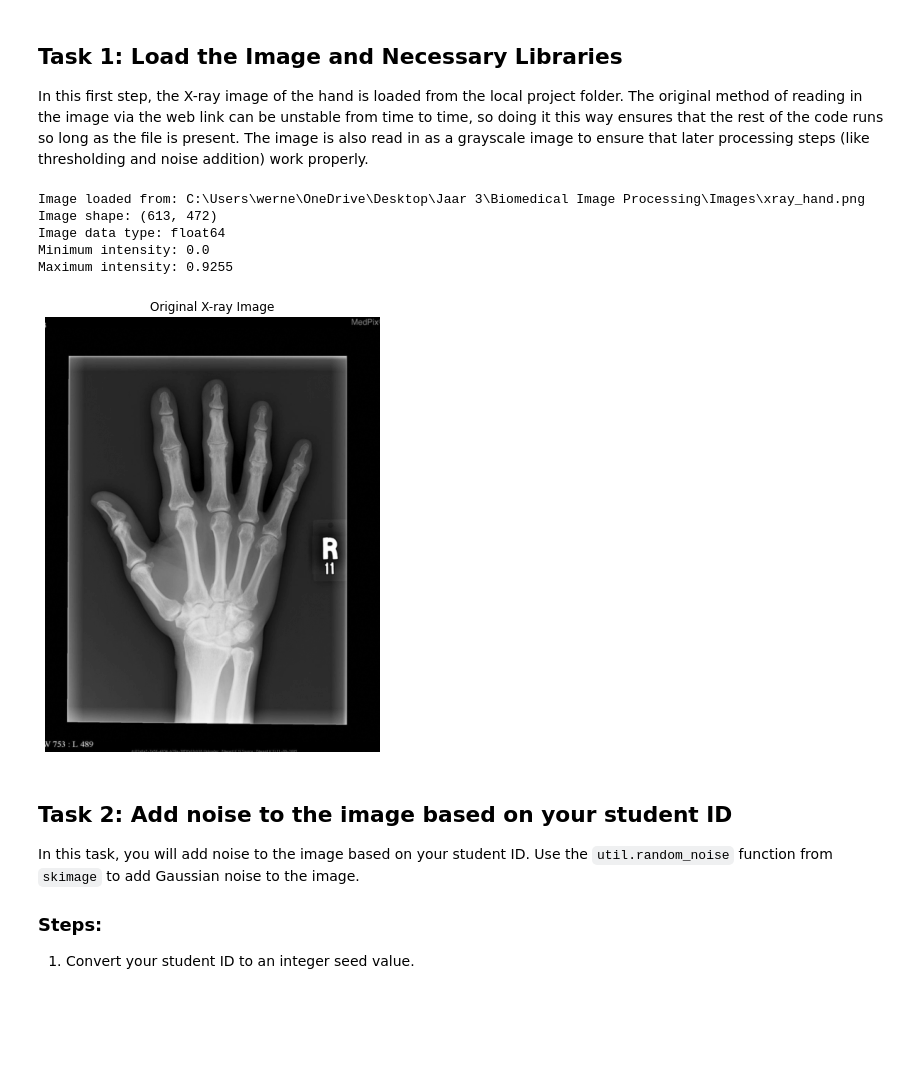
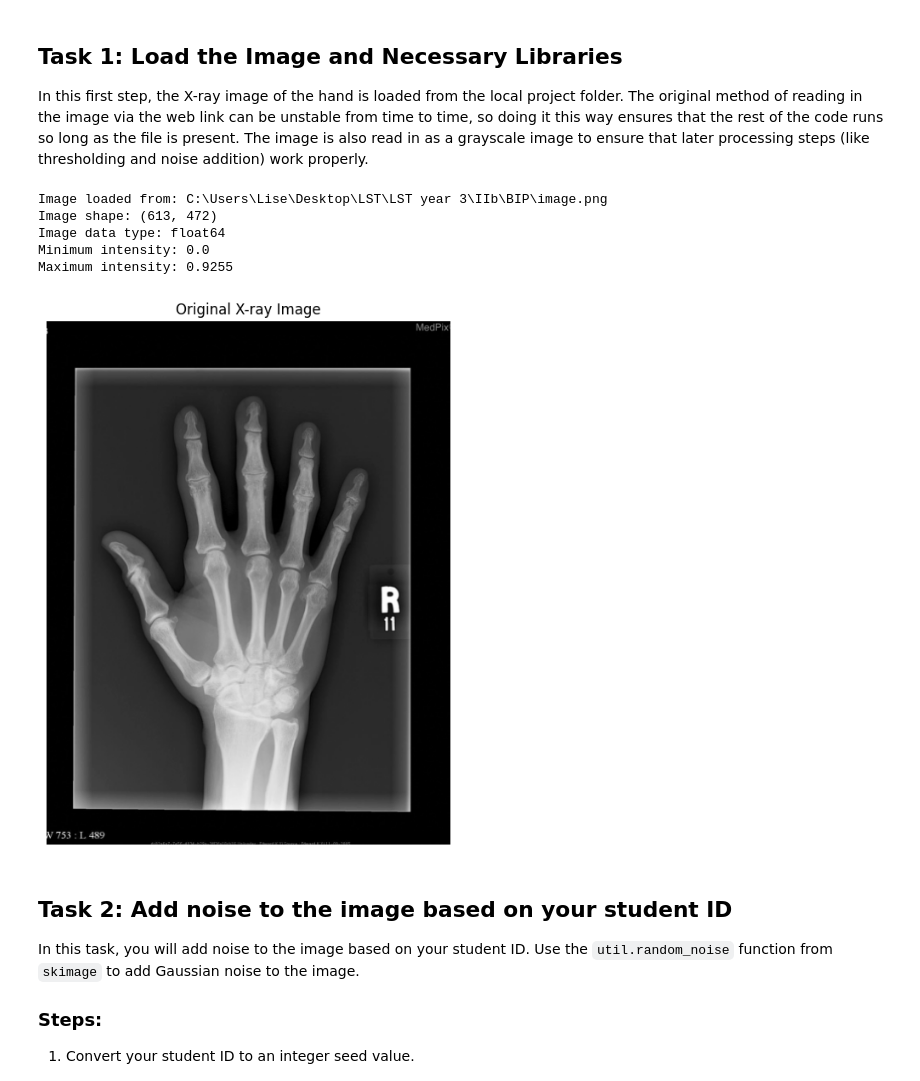
Before and after one commit to LiseKleinbekman/Bachelor-codes, a Jupyter notebook: BIP/LargeAssignment_CheckROICrop.ipynb, the cells around one changed output. Saved outputs shown, nothing was run; the diff lists cells and outputs as text; code cells hidden in the pictures; blank space fills up the shorter version.

```diff
--- a/BIP/LargeAssignment_CheckROICrop.ipynb
+++ b/BIP/LargeAssignment_CheckROICrop.ipynb
@@ -43,36 +43,36 @@ import pandas as pd
 
 # Tweak the figure size so it isn't so small by default
 matplotlib.rcParams['figure.figsize'] = (10, 5)
 
 # Enter your student ID here
 student_id = 'S6560075'
 
 # Define the local image path, this can be changed depending on where the image is located at
-image_path = Path(r"C:\Users\werne\OneDrive\Desktop\Jaar 3\Biomedical Image Processing\Images\xray_hand.png")
+image_path = Path(r"C:\Users\Lise\Desktop\LST\LST year 3\IIb\BIP\image.png")
 
 # Load the image as a grayscale image
 image = io.imread(image_path, as_gray=True)
 
 # Print basic image information to check that the image has loaded correctly
 print("Image loaded from:", image_path)
 print("Image shape:", image.shape)
 print("Image data type:", image.dtype)
 print("Minimum intensity:", round(np.min(image), 4))
 print("Maximum intensity:", round(np.max(image), 4))
 
 # Display the original image
 plt.figure(figsize=(8, 8))
 plt.title('Original X-ray Image')
 plt.imshow(image, cmap='gray')
 plt.axis('off')
 plt.show()
 # %% [output]
-Image loaded from: C:\Users\werne\OneDrive\Desktop\Jaar 3\Biomedical Image Processing\Images\xray_hand.png
+Image loaded from: C:\Users\Lise\Desktop\LST\LST year 3\IIb\BIP\image.png
 Image shape: (613, 472)
 Image data type: float64
 Minimum intensity: 0.0
 Maximum intensity: 0.9255
-[figure, old version]
+[figure, new version]
 # %% [markdown]
 ## Task 2: Add noise to the image based on your student ID
 
```
Also changed, not shown: parts of 4 cells of this notebook.
